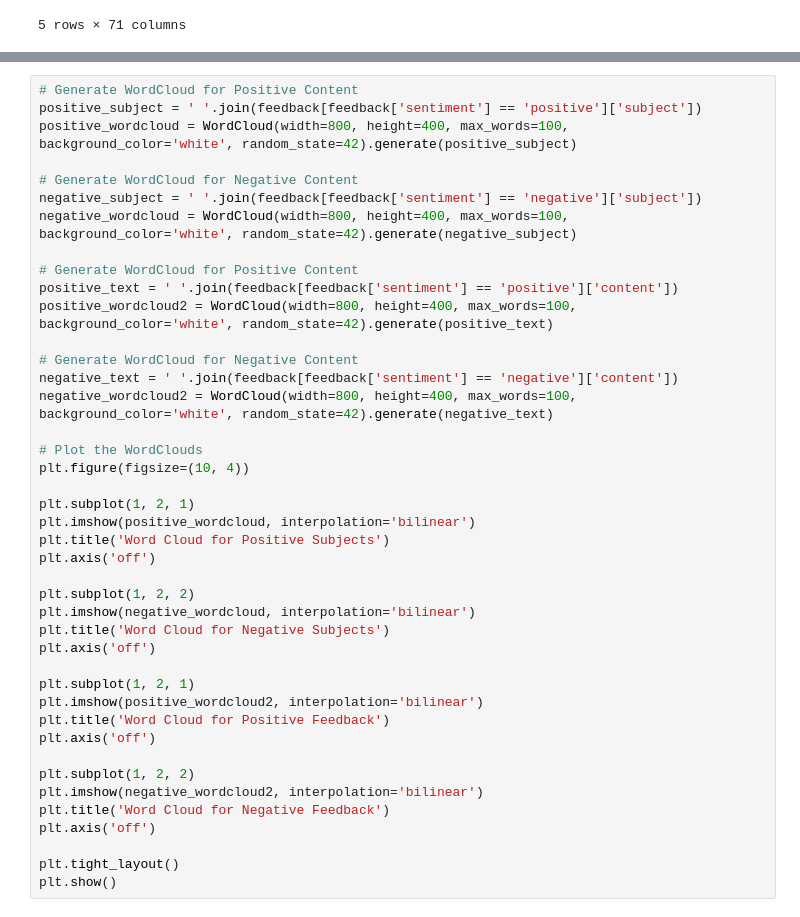
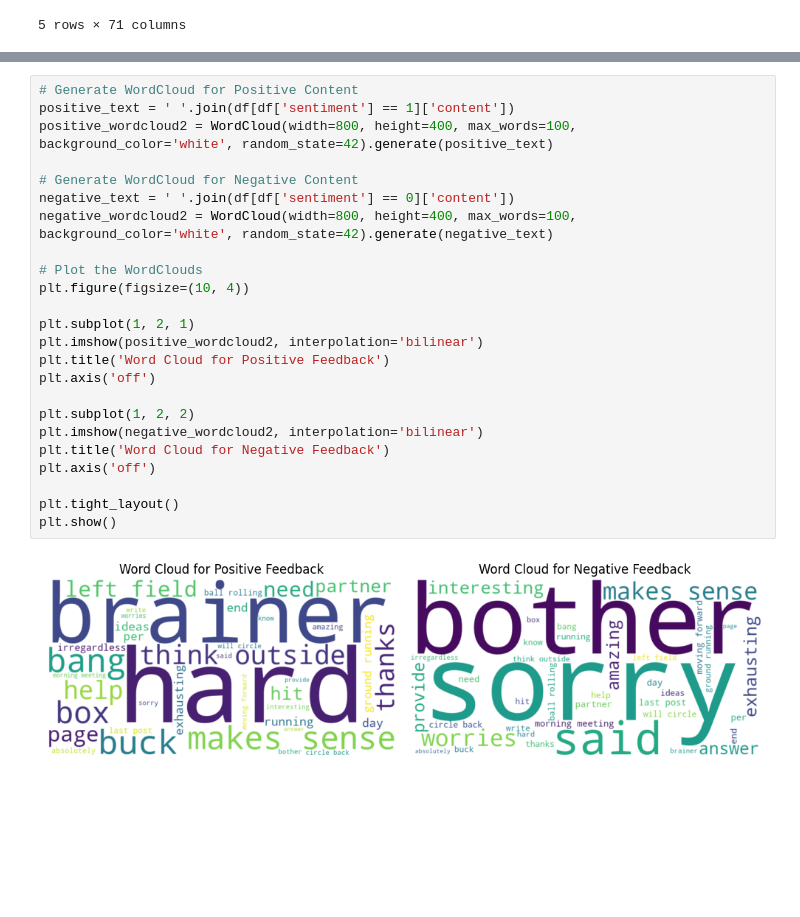
Before and after one commit to mayaavida/capstone--feedback, a Jupyter notebook: python/naivebayes.ipynb, the cells around one changed output, grey strips where cells are left out. Cells and saved outputs as stored; diff of their text form; blank space fills up the shorter version.

```diff
--- a/python/naivebayes.ipynb
+++ b/python/naivebayes.ipynb
@@ -171,42 +188,26 @@ plt.show()
 # %%
 # Generate WordCloud for Positive Content
-positive_subject = ' '.join(feedback[feedback['sentiment'] == 'positive']['subject'])
-positive_wordcloud = WordCloud(width=800, height=400, max_words=100, background_color='white', random_state=42).generate(positive_subject)
-
-# Generate WordCloud for Negative Content
-negative_subject = ' '.join(feedback[feedback['sentiment'] == 'negative']['subject'])
-negative_wordcloud = WordCloud(width=800, height=400, max_words=100, background_color='white', random_state=42).generate(negative_subject)
-
-# Generate WordCloud for Positive Content
-positive_text = ' '.join(feedback[feedback['sentiment'] == 'positive']['content'])
+positive_text = ' '.join(df[df['sentiment'] == 1]['content'])
 positive_wordcloud2 = WordCloud(width=800, height=400, max_words=100, background_color='white', random_state=42).generate(positive_text)
 
 # Generate WordCloud for Negative Content
-negative_text = ' '.join(feedback[feedback['sentiment'] == 'negative']['content'])
+negative_text = ' '.join(df[df['sentiment'] == 0]['content'])
 negative_wordcloud2 = WordCloud(width=800, height=400, max_words=100, background_color='white', random_state=42).generate(negative_text)
 
 # Plot the WordClouds
 plt.figure(figsize=(10, 4))
-
-plt.subplot(1, 2, 1)
-plt.imshow(positive_wordcloud, interpolation='bilinear')
-plt.title('Word Cloud for Positive Subjects')
-plt.axis('off')
-
-plt.subplot(1, 2, 2)
-plt.imshow(negative_wordcloud, interpolation='bilinear')
-plt.title('Word Cloud for Negative Subjects')
-plt.axis('off')
 
 plt.subplot(1, 2, 1)
 plt.imshow(positive_wordcloud2, interpolation='bilinear')
 plt.title('Word Cloud for Positive Feedback')
 plt.axis('off')
 
 plt.subplot(1, 2, 2)
 plt.imshow(negative_wordcloud2, interpolation='bilinear')
 plt.title('Word Cloud for Negative Feedback')
 plt.axis('off')
 
 plt.tight_layout()
 plt.show()
+# %% [output]
+[figure, added]
```
Also changed, not shown: parts of 25 cells of this notebook, 3 other files.
